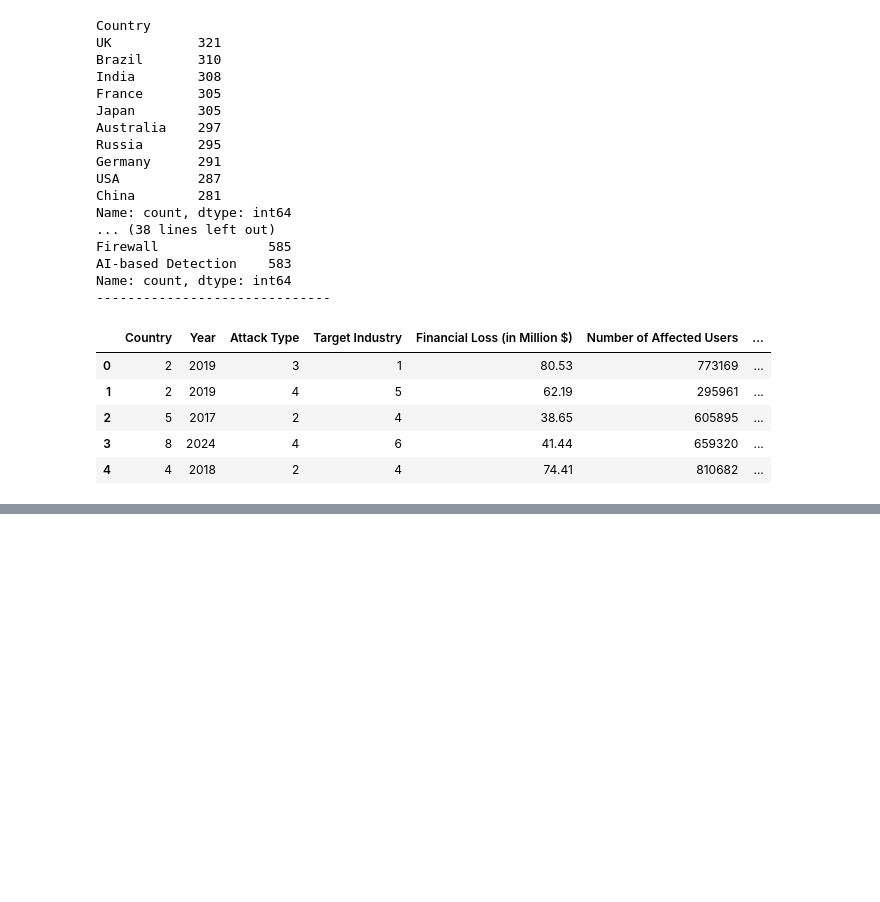
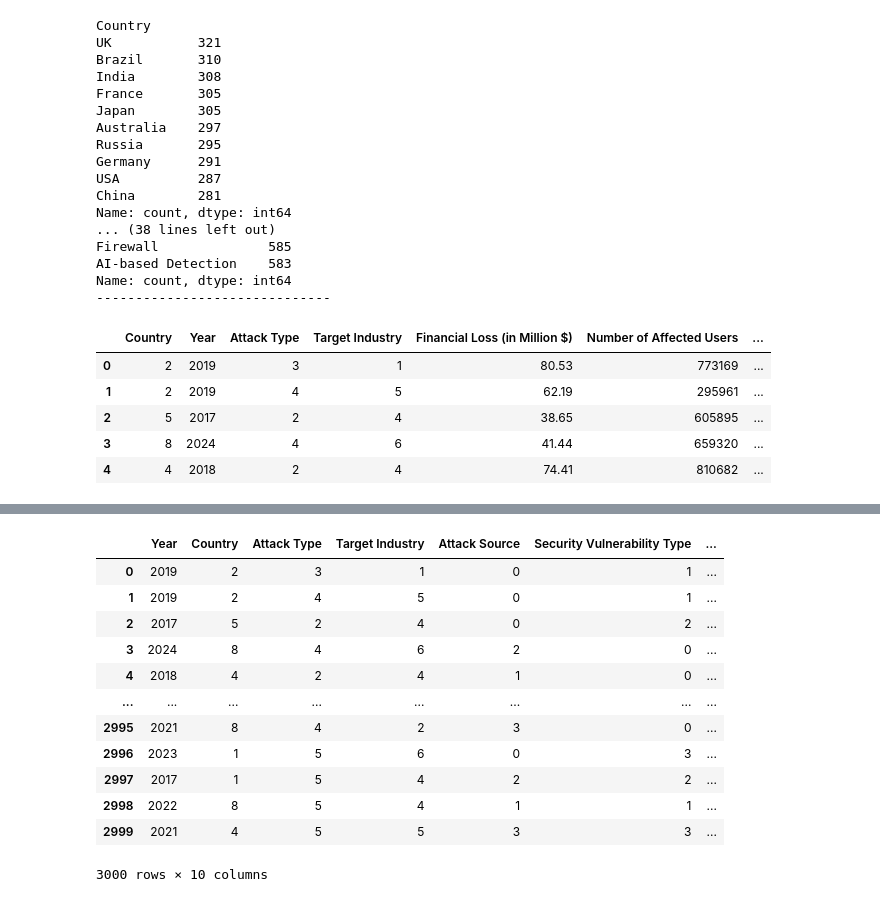
Before and after one commit to Leonardo-Monaro/Global-Cybersecurity-Threats, a Jupyter notebook: main.ipynb, the cells around one changed output, grey strips where cells are left out. Cells and saved outputs as stored; diff of their text form; code cells hidden in the pictures; blank space fills up the shorter version.

```diff
--- a/main.ipynb
+++ b/main.ipynb
@@ -116,0 +202,18 @@ df_temp.head()
+# %%
+for i in cat_cols:
+    df_merged[i] = le.fit_transform(df_merged[i])
+df_merged
+# %% [output]
+|  | Year | Country | Attack Type | Target Industry | Attack Source | Security Vulnerability Type | ... |
+| 0 | 2019 | 2 | 3 | 1 | 0 | 1 | ... |
+| 1 | 2019 | 2 | 4 | 5 | 0 | 1 | ... |
+| 2 | 2017 | 5 | 2 | 4 | 0 | 2 | ... |
+| 3 | 2024 | 8 | 4 | 6 | 2 | 0 | ... |
+| 4 | 2018 | 4 | 2 | 4 | 1 | 0 | ... |
+| ... | ... | ... | ... | ... | ... | ... | ... |
+| 2995 | 2021 | 8 | 4 | 2 | 3 | 0 | ... |
+| 2996 | 2023 | 1 | 5 | 6 | 0 | 3 | ... |
+| 2997 | 2017 | 1 | 5 | 4 | 2 | 2 | ... |
+| 2998 | 2022 | 8 | 5 | 4 | 1 | 1 | ... |
+| 2999 | 2021 | 4 | 5 | 5 | 3 | 3 | ... |
+3000 rows × 10 columns
```
Also changed, not shown: parts of 11 cells of this notebook.
